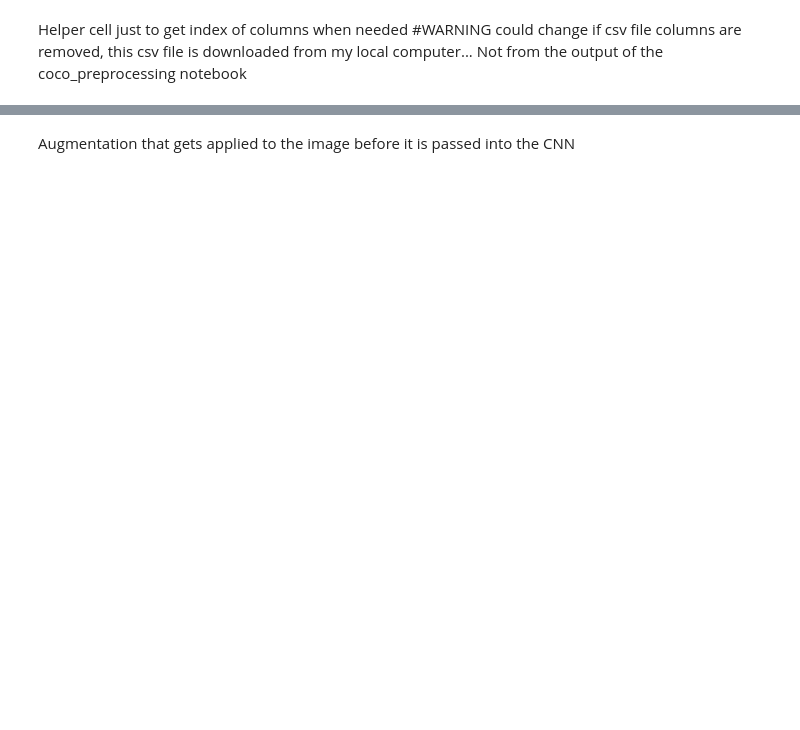
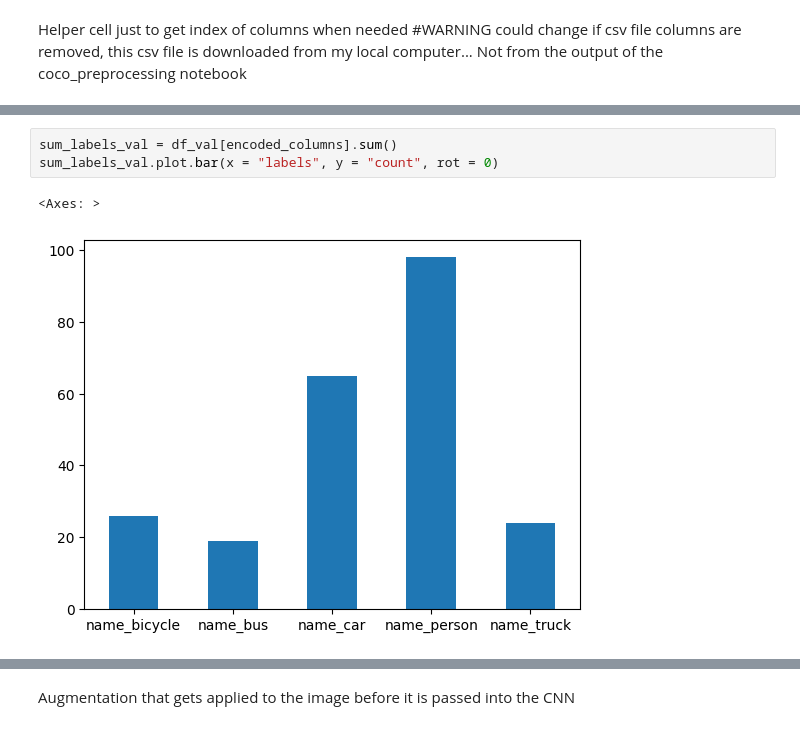
Before and after one commit to vijita-u/Guard-Ian, a Jupyter notebook: convolutional-neural-network.ipynb, the cells around one changed output, grey strips where cells are left out. Drawn from its saved outputs; the diff is of its cells as text; blank space fills up the shorter version.

```diff
--- a/convolutional-neural-network.ipynb
+++ b/convolutional-neural-network.ipynb
@@ -32,0 +78,6 @@ image_augmentations = transforms.Compose([
+# %%
+sum_labels_val = df_val[encoded_columns].sum()
+sum_labels_val.plot.bar(x = "labels", y = "count", rot = 0)
+# %% [output]
+<Axes: >
+[figure, added]
```
Also changed, not shown: parts of 15 cells of this notebook.
